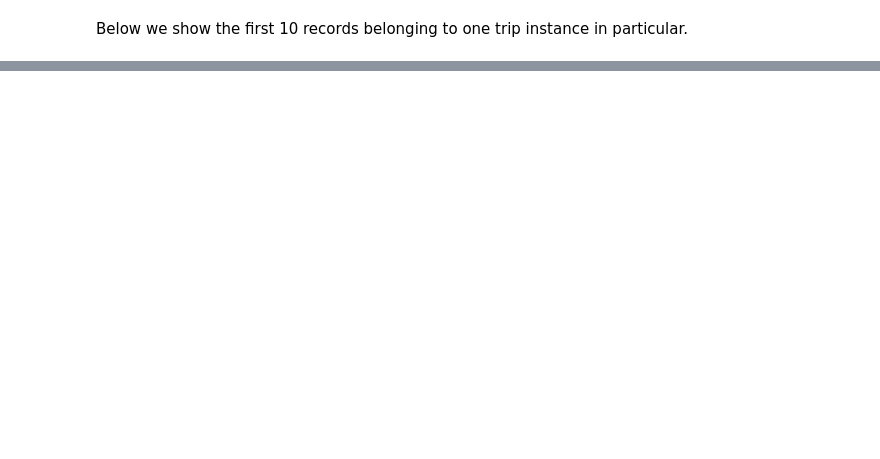
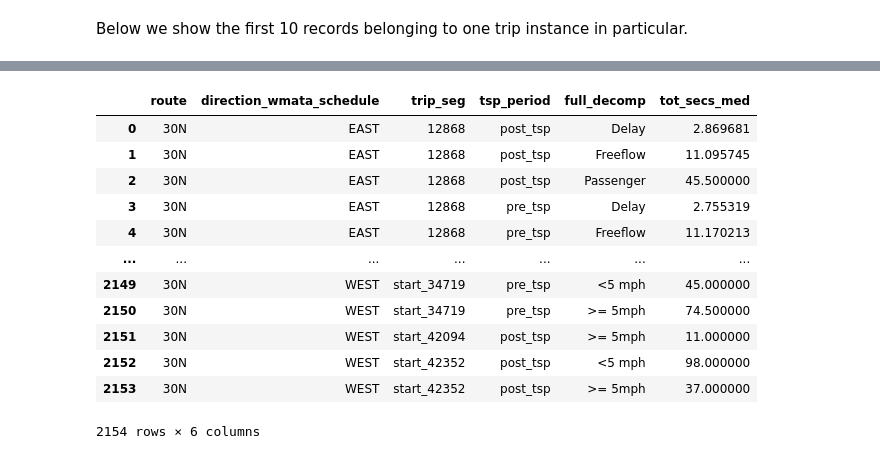
Before and after one commit to stevenschrayer/WMATA_AVL, a Jupyter notebook: analysis/exploratory/decomposition/02-decomposition-mt-wisconsin.ipynb, the cells around one changed output, grey strips where cells are left out. Saved outputs shown, nothing was run; the diff lists cells and outputs as text; code cells hidden in the pictures; blank space fills up the shorter version.

```diff
--- a/analysis/exploratory/decomposition/02-decomposition-mt-wisconsin.ipynb
+++ b/analysis/exploratory/decomposition/02-decomposition-mt-wisconsin.ipynb
@@ -280,0 +414,42 @@ rawnav_run_decomp_agg
+# %%
+# THIS TRIP SEG
+rawnav_run_decomp_trip_stop = (
+    rawnav_run_decomp_2
+    .groupby(
+        ['filename','index_run_start',
+        'trip_seg',
+        'full_decomp']
+    )
+    .agg(
+        # TODO: this is a confusing naming scheme, should revisit
+        tot_secs = ('secs_tot','sum')
+    )
+    .reset_index()
+    .merge(
+        trip_details,
+        on = ['filename','index_run_start'],
+        how = 'left'
+    )
+    .groupby(['route','direction_wmata_schedule','trip_seg','tsp_period', 'full_decomp'])
+    .agg(
+        {'tot_secs' : [lambda x: x.quantile(.50)]}
+    )
+    .pipe(wr.reset_col_names)
+    .rename(columns = {"tot_secs_<lambda>":"tot_secs_med"})
+)
+
+rawnav_run_decomp_trip_stop
+# %% [output]
+|  | route | direction_wmata_schedule | trip_seg | tsp_period | full_decomp | tot_secs_med |
+| 0 | 30N | EAST | 12868 | post_tsp | Delay | 2.869681 |
+| 1 | 30N | EAST | 12868 | post_tsp | Freeflow | 11.095745 |
+| 2 | 30N | EAST | 12868 | post_tsp | Passenger | 45.500000 |
+| 3 | 30N | EAST | 12868 | pre_tsp | Delay | 2.755319 |
+| 4 | 30N | EAST | 12868 | pre_tsp | Freeflow | 11.170213 |
+| ... | ... | ... | ... | ... | ... | ... |
+| 2149 | 30N | WEST | start_34719 | pre_tsp | <5 mph | 45.000000 |
+| 2150 | 30N | WEST | start_34719 | pre_tsp | >= 5mph | 74.500000 |
+| 2151 | 30N | WEST | start_42094 | post_tsp | >= 5mph | 11.000000 |
+| 2152 | 30N | WEST | start_42352 | post_tsp | <5 mph | 98.000000 |
+| 2153 | 30N | WEST | start_42352 | post_tsp | >= 5mph | 37.000000 |
+2154 rows × 6 columns
```
Also changed, not shown: parts of 32 cells of this notebook.
